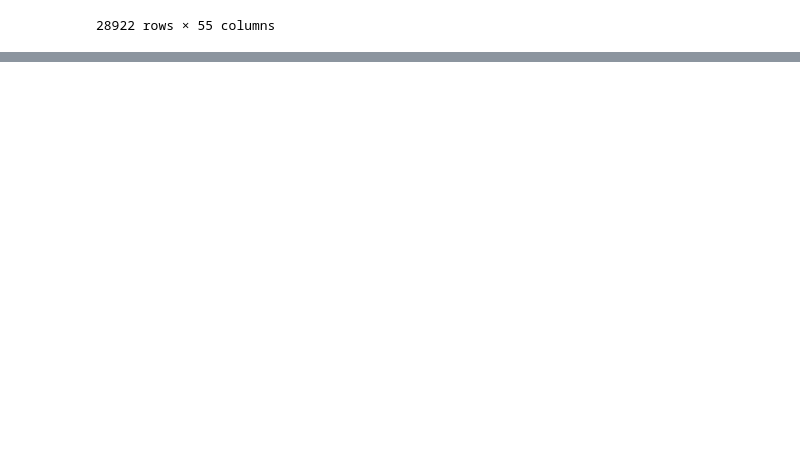
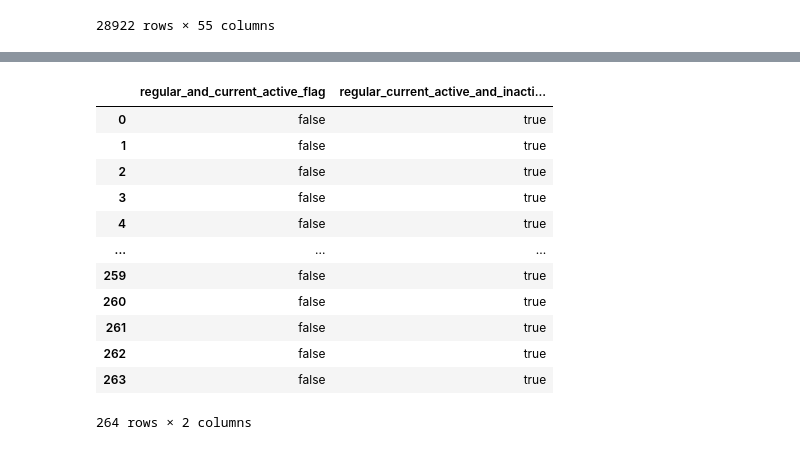
Before and after one commit to rpenn97/EMIS_task, a Jupyter notebook: solution/solution_py.ipynb, the cells around one changed output, grey strips where cells are left out. Cells and saved outputs as stored; diff of their text form; code cells hidden in the pictures; blank space fills up the shorter version.

```diff
--- a/solution/solution_py.ipynb
+++ b/solution/solution_py.ipynb
@@ -217,3 +235,23 @@ psql.sqldf("""
+# %%
+psql.sqldf("""
+           SELECT o.regular_and_current_active_flag, o.regular_current_active_and_inactive_flag FROM observation_table o
+           WHERE (o.regular_and_current_active_flag = 'false'
+           AND o.regular_current_active_and_inactive_flag = 'true')
+           """)
+# %% [output]
+|  | regular_and_current_active_flag | regular_current_active_and_inacti... |
+| 0 | false | true |
+| 1 | false | true |
+| 2 | false | true |
+| 3 | false | true |
+| 4 | false | true |
+| ... | ... | ... |
+| 259 | false | true |
+| 260 | false | true |
+| 261 | false | true |
+| 262 | false | true |
+| 263 | false | true |
+264 rows × 2 columns
 # %%
 # Solution 2
 psql.sqldf("""
```
Also changed, not shown: parts of 5 cells of this notebook.
